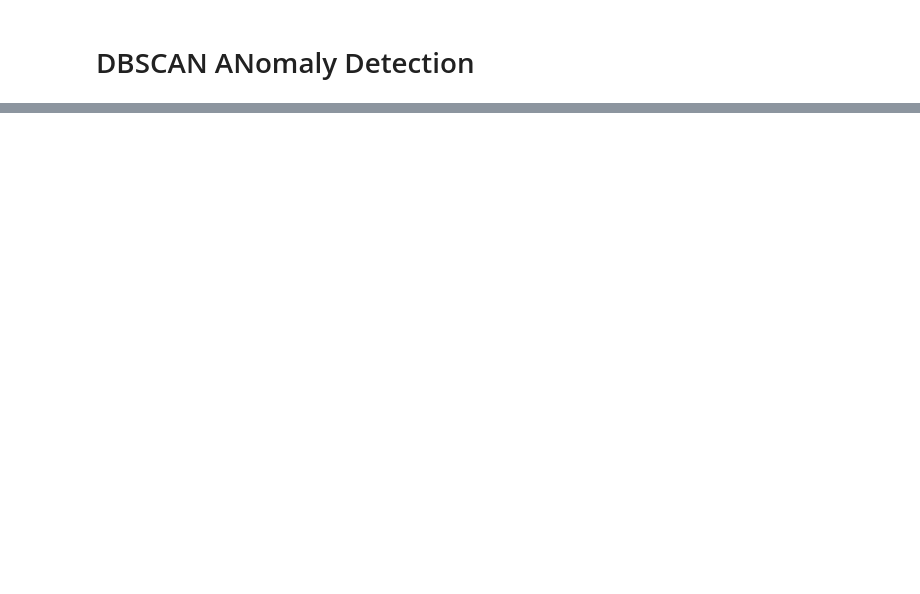
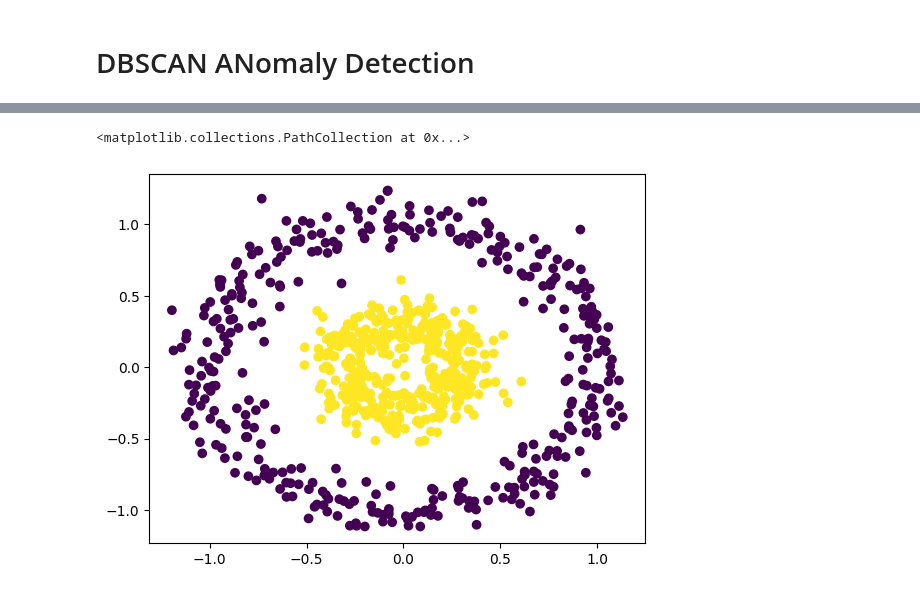
Before and after one commit to Apurva12343/Python_1, a Jupyter notebook: Machine Learning/Unsupervised Learning/Anomoly_DBSCAN.ipynb, the cells around one changed output, grey strips where cells are left out. Drawn from its saved outputs; the diff is of its cells as text; code cells hidden in the pictures; blank space fills up the shorter version.

```diff
--- a/Machine Learning/Unsupervised Learning/Anomoly_DBSCAN.ipynb
+++ b/Machine Learning/Unsupervised Learning/Anomoly_DBSCAN.ipynb
@@ -63,0 +68,4 @@ plt.scatter(x[:,0],x[:,1],c=db.labels_)
+# %%
+clf = LocalOutlierFactor(n_neighbors=202,algorithm='auto',leaf_size=5,contamination=0.50)
+# %%
+x1 = clf.fit_predict(x)
@@ -63,0 +92,5 @@ plt.scatter(x[:,0],x[:,1],c=db.labels_)
+# %%
+plt.scatter(x[:,0],x[:,1],c=x1)
+# %% [output]
+<matplotlib.collections.PathCollection at 0x...>
+[figure, added]
```
Also changed, not shown: parts of 7 cells of this notebook.
